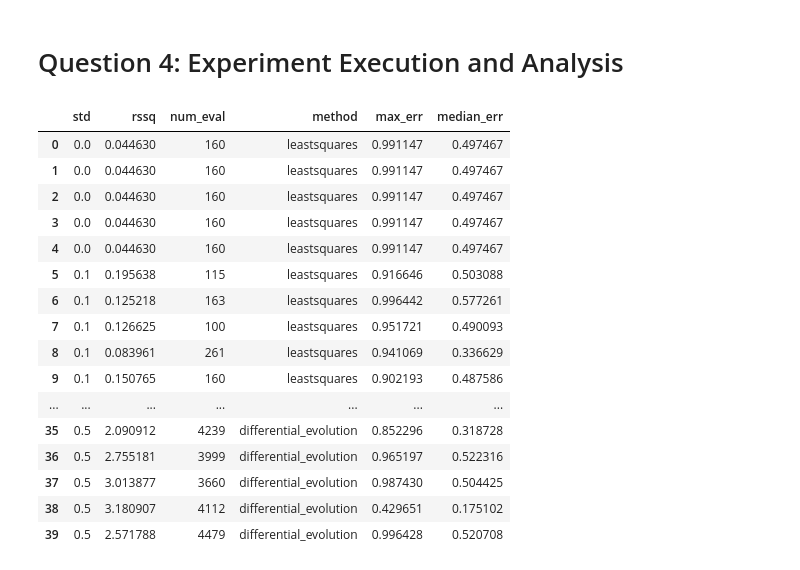
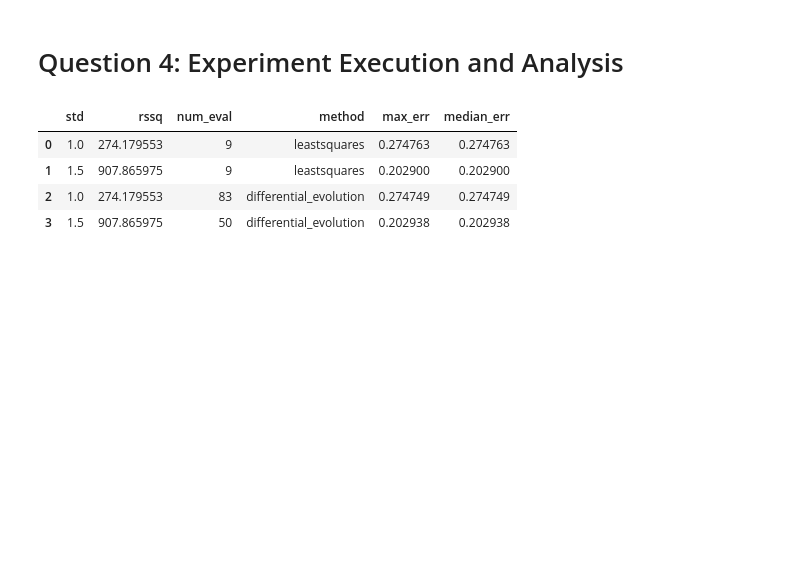
Before and after one commit to ModelEngineering/BIOEN-437, a Jupyter notebook: assignments/hw_parameter_estimation.ipynb, the cells around one changed output. Cells and saved outputs as stored; diff of their text form; code cells hidden in the pictures; blank space fills up the shorter version.

```diff
--- a/assignments/hw_parameter_estimation.ipynb
+++ b/assignments/hw_parameter_estimation.ipynb
@@ -240,13 +286,13 @@ for std in STDS:
 # Question 3: Experiment Infrastructure
 # %%
 # Dictionary representation of the parameters and their values
-def getParameters(parameter_dct=PARAMETER_DCT, lower_frc=1.0, value_frc=1.0, upper_frc=1.0):
+def getParameters(parameter_value_dct, lower_frc=1.0, value_frc=1.0, upper_frc=1.0):
     """
     Constructs the list of parameters for for the model.
 
     Parameters
     ----------
-    parameter_dct: dict (key: name, value: parameter value)
+    parameter_value_dct: dict (key: name, value: parameter value)
     lower_frc: float (fraction used to calculate lower range of search. Should be in [0, 1.0])
     value_frc: float (fraction used to calculate start of search. lower_frc <= value_frc <= upper_frc)
     upper_frc: float (fraction used to calculate upper limit of search. Should be in [value_frc, inf])
@@ -256,17 +302,18 @@ def getParameters(parameter_dct=PARAMETER_DCT, lower_frc=1.0, value_frc=1.0, upp
     list-SBstoat.Parameter
     """
     parameters = []
-    for key, true_value in parameter_dct.items():
+    for key, true_value in parameter_value_dct.items():
         lower = lower_frc*true_value
         value = value_frc*true_value
         upper = upper_frc*true_value
         parameter = SBstoat.Parameter(key, lower=lower, value=value, upper=upper)
         parameters.append(parameter)
+        # Calculate median
     return parameters
 
 # Tests
-parameter_dct = {"k1": 1, "k2": 2}
-parameters = getParameters(parameter_dct=parameter_dct, lower_frc=0.5, value_frc=0.8, upper_frc=2.0)
+parameter_value_dct = {"k1": 1, "k2": 2}
+parameters = getParameters(parameter_value_dct, lower_frc=0.5, value_frc=0.8, upper_frc=2.0)
 assert(len(parameters) == 2)
 assert(isinstance(parameters[0], SBstoat.Parameter))
 assert(parameters[0].lower == 0.5)
@@ -283,7 +330,7 @@ def doFit(observed_ts, model=MODEL_ANT,
           upper_frc=2.0,
           is_report=False):
     """
-    Encapsulates the workflow to fit the linear pathway model.
+    Encapsulates the workflow to fit the linear pathway model and return appropirate statistics.
 
     Parameters
     ----------
@@ -298,7 +345,8 @@ def doFit(observed_ts, model=MODEL_ANT,
     -------
     FitterInfo
     """
-    parameters = getParameters(PARAMETER_DCT, lower_frc, value_frc, upper_frc)
+    parameter_value_dct = getParameterValueDct(model)
+    parameters = getParameters(parameter_value_dct, lower_frc=lower_frc, value_frc=value_frc, upper_frc=upper_frc)
     # Construct the fitter and do the fit
     fitter = SBstoat.ModelFitter(model, observed_ts,
                          fitterMethods=fitter_methods,
@@ -313,8 +361,8 @@ def doFit(observed_ts, model=MODEL_ANT,
 # TESTS
 fitter_info = doFit(DATA_DCT[TS][0], fitter_methods=["leastsquares"],
               lower_frc=0.5, value_frc=0.5, upper_frc=2.0, is_report=False)
-assert(fitter_info.rssq < 5)
-assert(fitter_info.num_eval > 0 and fitter_info.num_eval < 500)
+assert(fitter_info.rssq > 1)
+assert(fitter_info.num_eval > 0)
 print("OK")
 # %% [output]
 OK
@@ -323,53 +371,51 @@ OK
 # %%
 def makePlot(model=MODEL_ANT, search_range=2, data_dct=DATA_DCT):
     """
     Creates a results plot for the specified parameters.
 
     Parameters
     ----------
     model: str (antimony model)
     search_range: float (size of the search range for the fit)
-    data_dct: dict (standard deviations and timeseries)
+    data_dct: dict (keys: STD (standard deviation), TS (timeseries))
+
+    Returns
+    -------
+    DataFrame: columns
+        std: standard deviation of data
+        rssq: residual sum of squares of fit
+        num_eval: number of evaluations
+        method: optimization algorithm
+        max_err: maximum fitting error for the parameters
+        median_err: median fitting error
     """
     # Initializations
     lower_frc = 1/search_range
     value_frc = lower_frc
     upper_frc = search_range
     # Obtain the fitter results
     result_dct = {n: [] for n in [STD, RSSQ, NUM_EVAL, METHOD, MAX_ERR, MEDIAN_ERR]}
     for method in ["leastsquares", "differential_evolution"]:
         for std, ts in zip(data_dct[STD], data_dct[TS]):
-            fitter_info = doFit(ts, model=MODEL_ANT, fitter_methods=[method], lower_frc=lower_frc,
+            fitter_info = doFit(ts, model=model, fitter_methods=[method], lower_frc=lower_frc,
                   value_frc=value_frc, upper_frc=upper_frc, is_report=False)
             result_dct[STD].append(std)
             result_dct[METHOD].append(method)
             result_dct[RSSQ].append(fitter_info.rssq)
             result_dct[NUM_EVAL].append(fitter_info.num_eval)
-            errs = []
-            for key, value in fitter_info.fitter.params.valuesdict().items():
-                err = np.abs(value - PARAMETER_DCT[key])/PARAMETER_DCT[key]
-                errs.append(err)
-            result_dct[MAX_ERR].append(np.max(errs))
-            result_dct[MEDIAN_ERR].append(np.median(errs))
+            result_dct[MAX_ERR].append(fitter_info.max_err)
+            result_dct[MEDIAN_ERR].append(fitter_info.median_err)
     return pd.DataFrame(result_dct)
 
 # Tests
-makePlot()
+data1_ts = generateNoisyData(1, model=TEST_MODEL, is_plot=False)
+data2_ts = generateNoisyData(2, model=TEST_MODEL, is_plot=False)
+data_dct = {STD: [1, 1.5], TS: [data1_ts, data2_ts]}
+result_df = makePlot(model=TEST_MODEL, search_range=2, data_dct=data_dct)
+result_df
 # %% [output]
 |  | std | rssq | num_eval | method | max_err | median_err |
-| 0 | 0.0 | 0.044630 | 160 | leastsquares | 0.991147 | 0.497467 |
-| 1 | 0.0 | 0.044630 | 160 | leastsquares | 0.991147 | 0.497467 |
-| 2 | 0.0 | 0.044630 | 160 | leastsquares | 0.991147 | 0.497467 |
-| 3 | 0.0 | 0.044630 | 160 | leastsquares | 0.991147 | 0.497467 |
-| 4 | 0.0 | 0.044630 | 160 | leastsquares | 0.991147 | 0.497467 |
-| 5 | 0.1 | 0.195638 | 115 | leastsquares | 0.916646 | 0.503088 |
-| 6 | 0.1 | 0.125218 | 163 | leastsquares | 0.996442 | 0.577261 |
-| 7 | 0.1 | 0.126625 | 100 | leastsquares | 0.951721 | 0.490093 |
-| 8 | 0.1 | 0.083961 | 261 | leastsquares | 0.941069 | 0.336629 |
-| 9 | 0.1 | 0.150765 | 160 | leastsquares | 0.902193 | 0.487586 |
-| ... | ... | ... | ... | ... | ... | ... |
-| 35 | 0.5 | 2.090912 | 4239 | differential_evolution | 0.852296 | 0.318728 |
-| 36 | 0.5 | 2.755181 | 3999 | differential_evolution | 0.965197 | 0.522316 |
-| 37 | 0.5 | 3.013877 | 3660 | differential_evolution | 0.987430 | 0.504425 |
-| 38 | 0.5 | 3.180907 | 4112 | differential_evolution | 0.429651 | 0.175102 |
-| 39 | 0.5 | 2.571788 | 4479 | differential_evolution | 0.996428 | 0.520708 |
+| 0 | 1.0 | 274.179553 | 9 | leastsquares | 0.274763 | 0.274763 |
+| 1 | 1.5 | 907.865975 | 9 | leastsquares | 0.202900 | 0.202900 |
+| 2 | 1.0 | 274.179553 | 83 | differential_evolution | 0.274749 | 0.274749 |
+| 3 | 1.5 | 907.865975 | 50 | differential_evolution | 0.202938 | 0.202938 |
```
Also changed, not shown: parts of 9 cells of this notebook.
